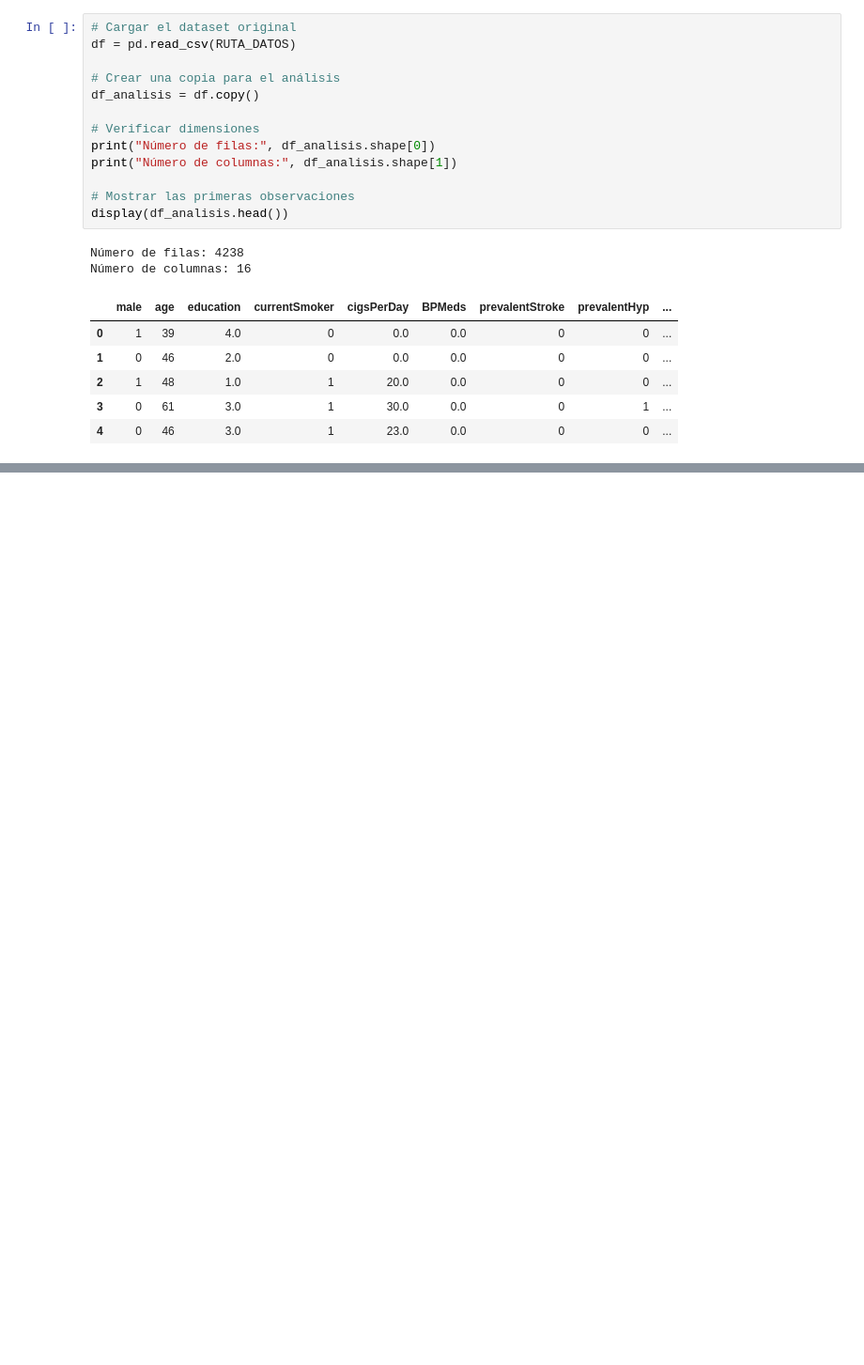
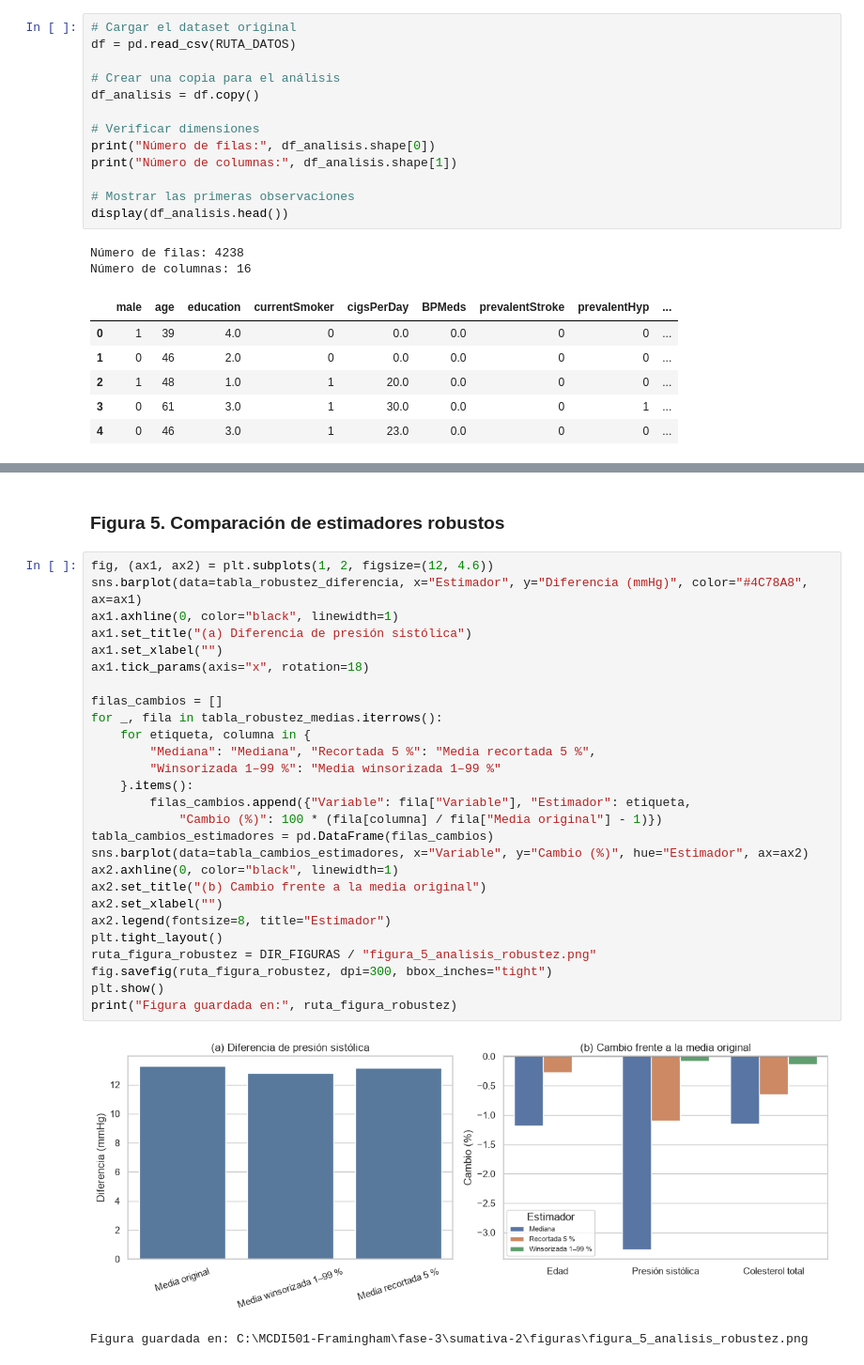
Before and after one commit to alexander-seor/MCDI501-Proyecto-Framingham, a Jupyter notebook: fase-3/sumativa-2/notebooks/sumativa_2_framingham.ipynb, the cells around one changed output, grey strips where cells are left out. Shown at 94% size. Saved outputs shown, nothing was run; the diff lists cells and outputs as text; blank space fills up the shorter version.

```diff
--- a/fase-3/sumativa-2/notebooks/sumativa_2_framingham.ipynb
+++ b/fase-3/sumativa-2/notebooks/sumativa_2_framingham.ipynb
@@ -143,0 +1569,32 @@ Número de columnas: 16
+# %% [markdown]
+### Figura 5. Comparación de estimadores robustos
+# %%
+fig, (ax1, ax2) = plt.subplots(1, 2, figsize=(12, 4.6))
+sns.barplot(data=tabla_robustez_diferencia, x="Estimador", y="Diferencia (mmHg)", color="#4C78A8", ax=ax1)
+ax1.axhline(0, color="black", linewidth=1)
+ax1.set_title("(a) Diferencia de presión sistólica")
+ax1.set_xlabel("")
+ax1.tick_params(axis="x", rotation=18)
+
+filas_cambios = []
+for _, fila in tabla_robustez_medias.iterrows():
+    for etiqueta, columna in {
+        "Mediana": "Mediana", "Recortada 5 %": "Media recortada 5 %",
+        "Winsorizada 1–99 %": "Media winsorizada 1–99 %"
+    }.items():
+        filas_cambios.append({"Variable": fila["Variable"], "Estimador": etiqueta,
+            "Cambio (%)": 100 * (fila[columna] / fila["Media original"] - 1)})
+tabla_cambios_estimadores = pd.DataFrame(filas_cambios)
+sns.barplot(data=tabla_cambios_estimadores, x="Variable", y="Cambio (%)", hue="Estimador", ax=ax2)
+ax2.axhline(0, color="black", linewidth=1)
+ax2.set_title("(b) Cambio frente a la media original")
+ax2.set_xlabel("")
+ax2.legend(fontsize=8, title="Estimador")
+plt.tight_layout()
+ruta_figura_robustez = DIR_FIGURAS / "figura_5_analisis_robustez.png"
+fig.savefig(ruta_figura_robustez, dpi=300, bbox_inches="tight")
+plt.show()
+print("Figura guardada en:", ruta_figura_robustez)
+# %% [output]
+[figure, added]
+Figura guardada en: C:\MCDI501-Framingham\fase-3\sumativa-2\figuras\figura_5_analisis_robustez.png
```
Also changed, not shown: parts of 42 cells of this notebook, 10 other files.
